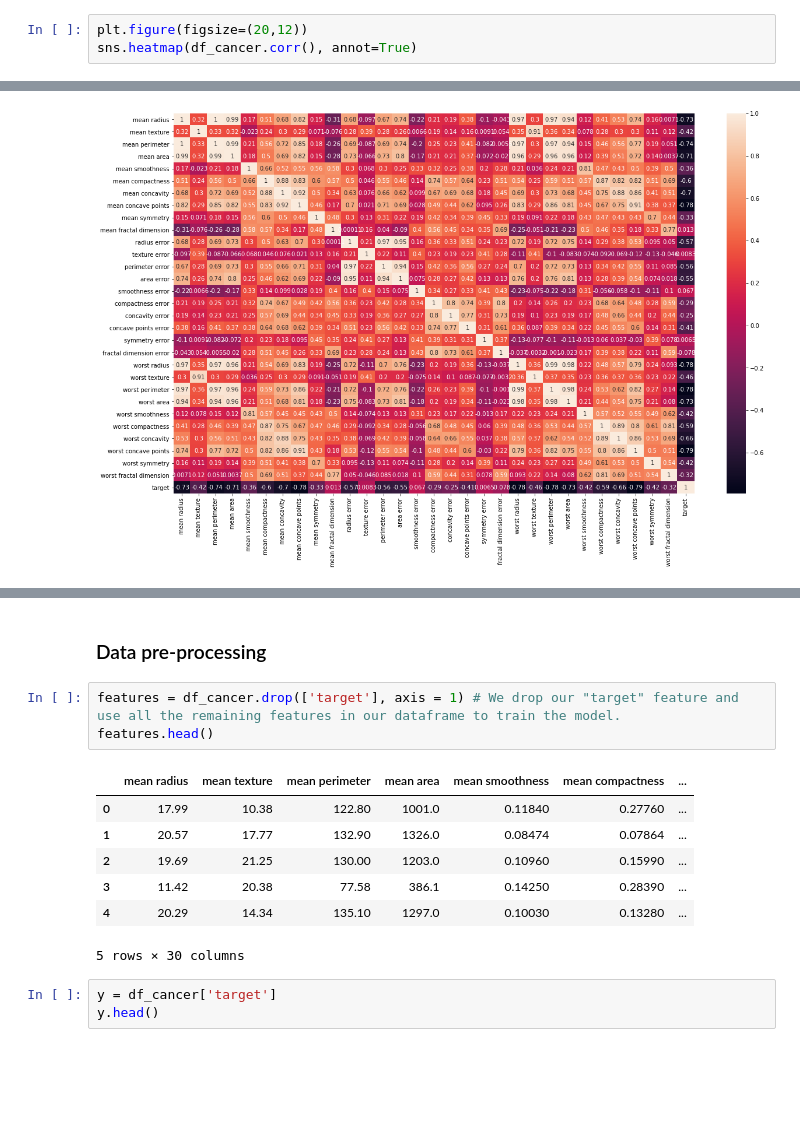
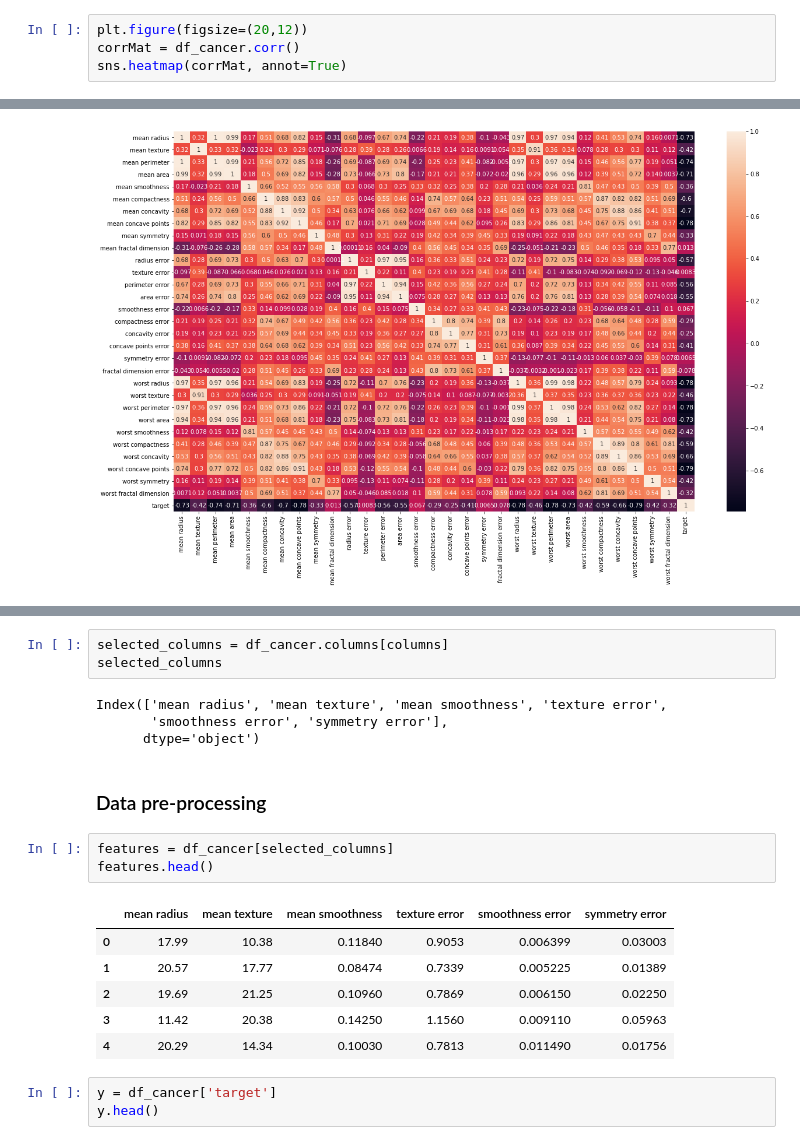
Before and after one commit to Hello-World-Blog/Artificial-Intelligence, a Jupyter notebook: SVM/SVM - Cancer Prediction.ipynb, the cells around one changed output, grey strips where cells are left out. Drawn from its saved outputs; the diff is of its cells as text; blank space fills up the shorter version.

```diff
--- a/SVM/SVM - Cancer Prediction.ipynb
+++ b/SVM/SVM - Cancer Prediction.ipynb
@@ -123,7 +123,8 @@ sns.countplot(df_cancer['target'], label = "Count")
 #### Let's check the correlation between our features
 # %%
 plt.figure(figsize=(20,12))
-sns.heatmap(df_cancer.corr(), annot=True)
+corrMat = df_cancer.corr()
+sns.heatmap(corrMat, annot=True)
 # %% [output]
 <matplotlib.axes._subplots.AxesSubplot at 0x...>
 [figure]
@@ -132,16 +138,22 @@ There is a strong correlation between the mean radius and mean perimeter, mean a
+# %%
+selected_columns = df_cancer.columns[columns]
+selected_columns
+# %% [output]
+Index(['mean radius', 'mean texture', 'mean smoothness', 'texture error',
+       'smoothness error', 'symmetry error'],
+      dtype='object')
 # %% [markdown]
 ### Data pre-processing
-# %%
-features = df_cancer.drop(['target'], axis = 1) # We drop our "target" feature and use all the remaining features in our dataframe to train the model.
-features.head()
-# %% [output]
-|  | mean radius | mean texture | mean perimeter | mean area | mean smoothness | mean compactness | ... |
-| 0 | 17.99 | 10.38 | 122.80 | 1001.0 | 0.11840 | 0.27760 | ... |
-| 1 | 20.57 | 17.77 | 132.90 | 1326.0 | 0.08474 | 0.07864 | ... |
-| 2 | 19.69 | 21.25 | 130.00 | 1203.0 | 0.10960 | 0.15990 | ... |
-| 3 | 11.42 | 20.38 | 77.58 | 386.1 | 0.14250 | 0.28390 | ... |
-| 4 | 20.29 | 14.34 | 135.10 | 1297.0 | 0.10030 | 0.13280 | ... |
-5 rows × 30 columns
+# %%
+features = df_cancer[selected_columns]
+features.head()
+# %% [output]
+|  | mean radius | mean texture | mean smoothness | texture error | smoothness error | symmetry error |
+| 0 | 17.99 | 10.38 | 0.11840 | 0.9053 | 0.006399 | 0.03003 |
+| 1 | 20.57 | 17.77 | 0.08474 | 0.7339 | 0.005225 | 0.01389 |
+| 2 | 19.69 | 21.25 | 0.10960 | 0.7869 | 0.006150 | 0.02250 |
+| 3 | 11.42 | 20.38 | 0.14250 | 1.1560 | 0.009110 | 0.05963 |
+| 4 | 20.29 | 14.34 | 0.10030 | 0.7813 | 0.011490 | 0.01756 |
 # %%
 y = df_cancer['target']
 y.head()
```
Also changed, not shown: parts of 7 cells of this notebook.
